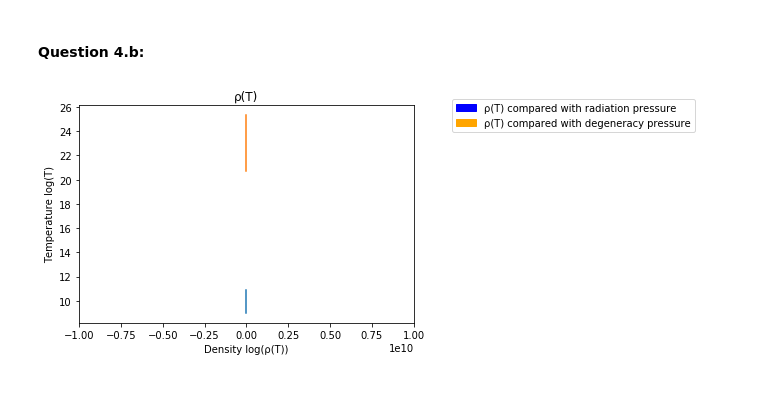
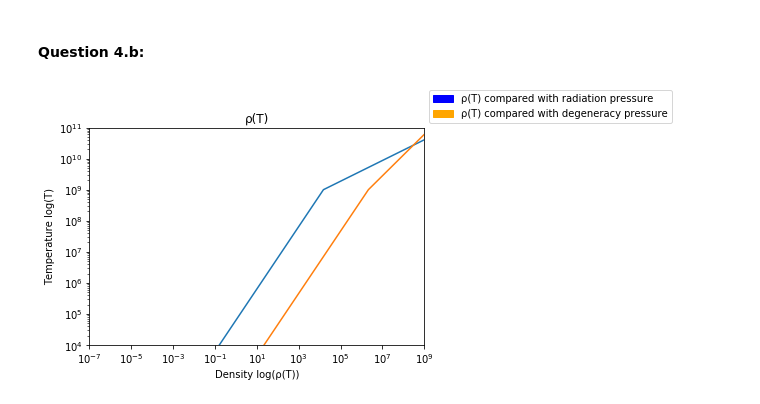
Before and after one commit to wildAstroboy/astro_4090, a Jupyter notebook: Homework 1.ipynb, the cells around one changed output. Cells and saved outputs as stored; diff of their text form; code cells hidden in the pictures.

Commit message:
fixing plots

```diff
--- a/Homework 1.ipynb
+++ b/Homework 1.ipynb
@@ -110,26 +109,28 @@ The average density is 1.0291434148375156 g/cm^3
 # %%
 u = 0.5 # mean molecular mass
 u_e = 1 # mean molecular mass of electrons
 m_u = 1.6605388e-24 # atomic mass unit in grams
 k = 1.380650e-16 # Boltzmann constant
 def rho_rad(y):
     return (((7.56e-15)/3)*y**3)*((u*m_u)/k)
 
 def rho_degen(y):
     return ((1/(1.0036e13))*((k*y*(u_e)**(5/3))/(u*m_u)))**(3/2)
 T = np.arange(0, 8e10, .1e10)
 T2 = np.arange(0, 10e10, .1e10)
 
 
-plt.plot(np.log10(rho_rad(T)), np.log10(T), np.log10(rho_degen(T2)), np.log(T2))
+plt.plot(rho_rad(T), T, rho_degen(T2), T2)
 plt.title('⍴(T)')
 blue_patch = mpatches.Patch(color='blue', label='⍴(T) compared with radiation pressure')
 orange_patch = mpatches.Patch(color='orange', label='⍴(T) compared with degeneracy pressure')
-plt.legend(bbox_to_anchor=(1.1, 1.05), handles=[blue_patch, orange_patch], loc='upper left')
-plt.xlim(-10**10, 10**10)
-#plt.ylim(3, 10)
+plt.legend(bbox_to_anchor=(1, 1), handles=[blue_patch, orange_patch])
+plt.xscale('log')
+plt.xlim(10e-8, 10e8)
+plt.yscale('log')
+plt.ylim(10e3, 10e10)
 plt.xlabel('Density log(⍴(T))')
 plt.ylabel('Temperature log(T)')
 plt.show()
 # %% [output]
-[figure, old version]
+[figure, new version]
```
Also changed, not shown: parts of 2 cells of this notebook.
